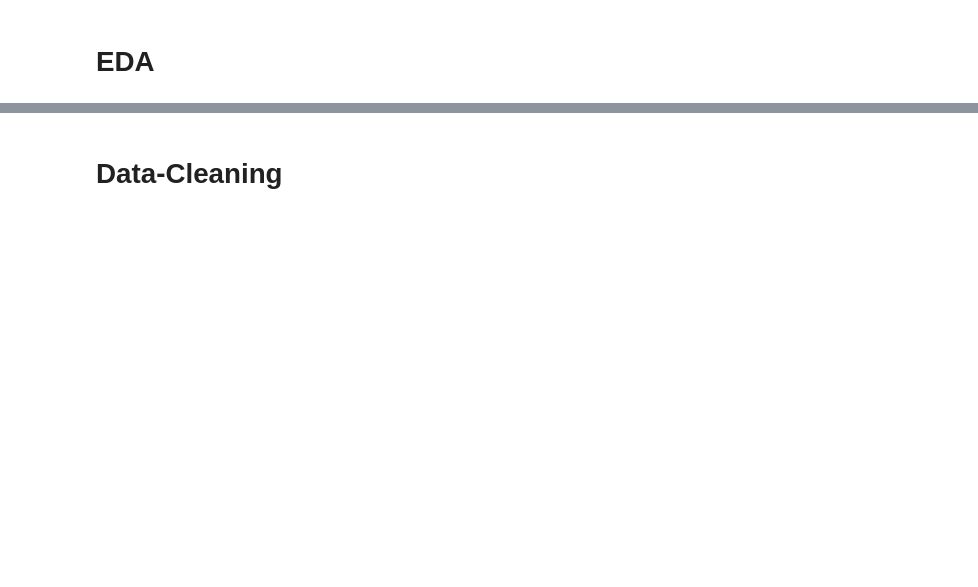
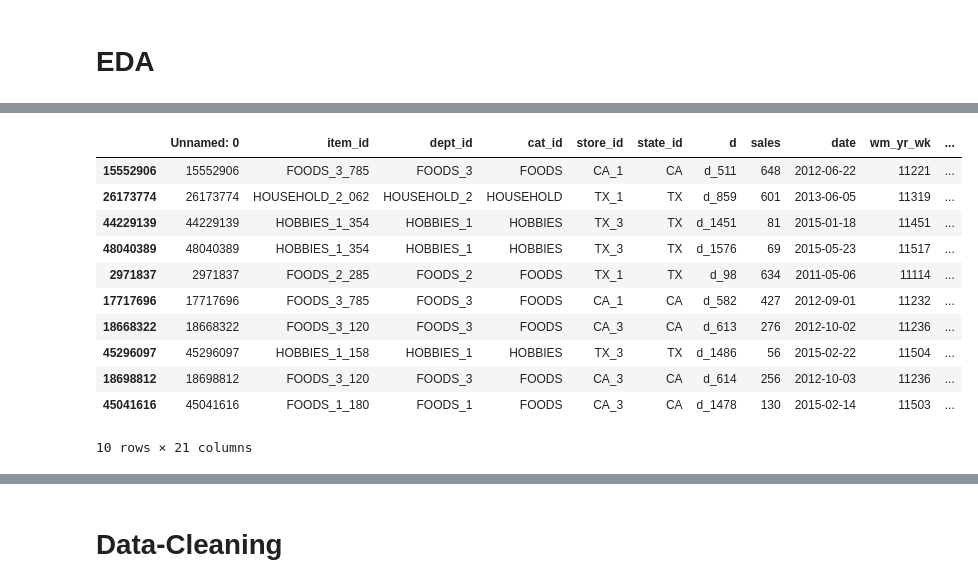
Before and after one commit to davidrimon2004/DEPI_project, a Jupyter notebook: project.ipynb, the cells around one changed output, grey strips where cells are left out. Drawn from its saved outputs; the diff is of its cells as text; code cells hidden in the pictures; blank space fills up the shorter version.

```diff
--- a/project.ipynb
+++ b/project.ipynb
@@ -120,0 +179,20 @@ final_data.to_csv("/kaggle/working/data.csv")
+# %%
+Q1 = data["price_in_dollars"].quantile(0.25)
+Q3 = data["price_in_dollars"].quantile(0.75)
+IQR = Q3 - Q1
+upper = Q3 + 1.5 * IQR
+
+data[data["price_in_dollars"] > upper].sort_values("price_in_dollars", ascending=False).head(10)
+# %% [output]
+|  | Unnamed: 0 | item_id | dept_id | cat_id | store_id | state_id | d | sales | date | wm_yr_wk | ... |
+| 15552906 | 15552906 | FOODS_3_785 | FOODS_3 | FOODS | CA_1 | CA | d_511 | 648 | 2012-06-22 | 11221 | ... |
+| 26173774 | 26173774 | HOUSEHOLD_2_062 | HOUSEHOLD_2 | HOUSEHOLD | TX_1 | TX | d_859 | 601 | 2013-06-05 | 11319 | ... |
+| 44229139 | 44229139 | HOBBIES_1_354 | HOBBIES_1 | HOBBIES | TX_3 | TX | d_1451 | 81 | 2015-01-18 | 11451 | ... |
+| 48040389 | 48040389 | HOBBIES_1_354 | HOBBIES_1 | HOBBIES | TX_3 | TX | d_1576 | 69 | 2015-05-23 | 11517 | ... |
+| 2971837 | 2971837 | FOODS_2_285 | FOODS_2 | FOODS | TX_1 | TX | d_98 | 634 | 2011-05-06 | 11114 | ... |
+| 17717696 | 17717696 | FOODS_3_785 | FOODS_3 | FOODS | CA_1 | CA | d_582 | 427 | 2012-09-01 | 11232 | ... |
+| 18668322 | 18668322 | FOODS_3_120 | FOODS_3 | FOODS | CA_3 | CA | d_613 | 276 | 2012-10-02 | 11236 | ... |
+| 45296097 | 45296097 | HOBBIES_1_158 | HOBBIES_1 | HOBBIES | TX_3 | TX | d_1486 | 56 | 2015-02-22 | 11504 | ... |
+| 18698812 | 18698812 | FOODS_3_120 | FOODS_3 | FOODS | CA_3 | CA | d_614 | 256 | 2012-10-03 | 11236 | ... |
+| 45041616 | 45041616 | FOODS_1_180 | FOODS_1 | FOODS | CA_3 | CA | d_1478 | 130 | 2015-02-14 | 11503 | ... |
+10 rows × 21 columns
```
Also changed, not shown: parts of 15 cells of this notebook.
